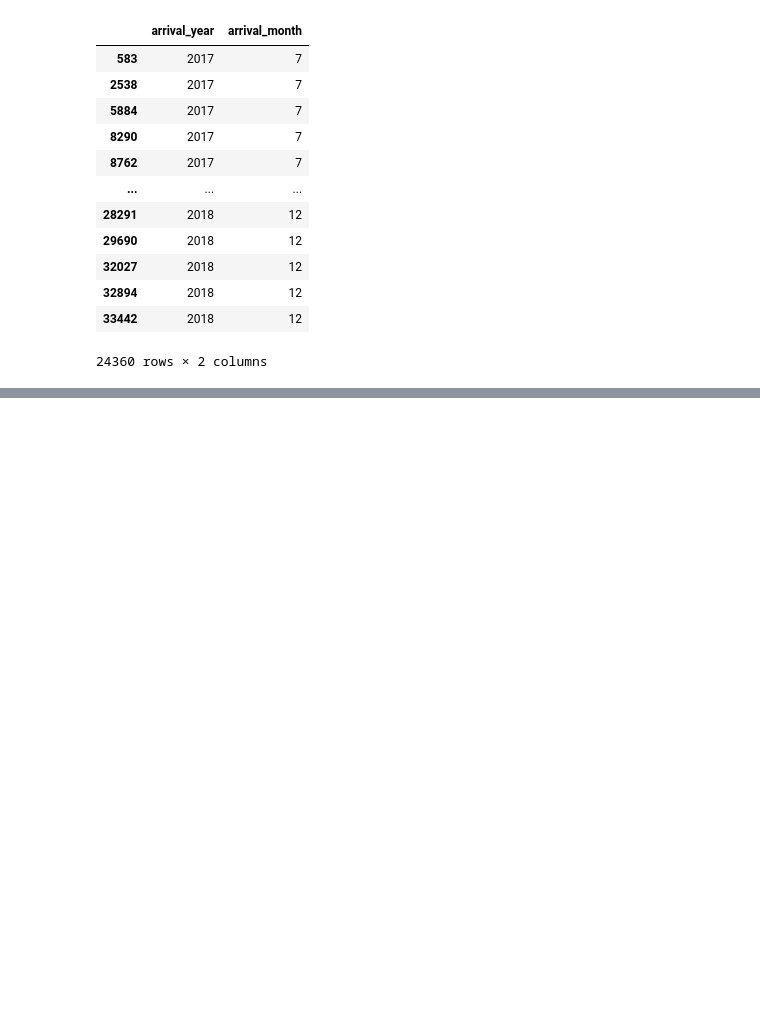
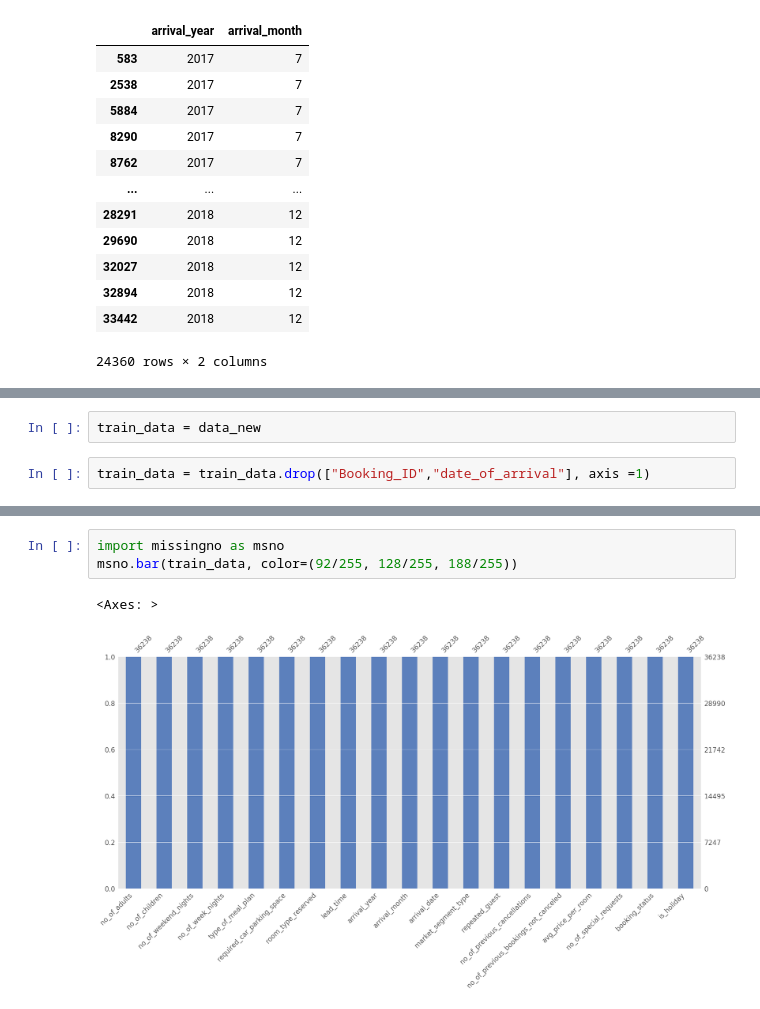
Before and after one commit to snairvasudev/Case-Study-CE880, a Jupyter notebook: CE880-Resit-March_Code.ipynb, the cells around one changed output, grey strips where cells are left out. Saved outputs shown, nothing was run; the diff lists cells and outputs as text; blank space fills up the shorter version.

```diff
--- a/CE880-Resit-March_Code.ipynb
+++ b/CE880-Resit-March_Code.ipynb
@@ -359,0 +386,4 @@ plt.show()
+# %%
+train_data = data_new
+# %%
+train_data = train_data.drop(["Booking_ID","date_of_arrival"], axis =1)
@@ -359,0 +435,6 @@ plt.show()
+# %%
+import missingno as msno
+msno.bar(train_data, color=(92/255, 128/255, 188/255))
+# %% [output]
+<Axes: >
+[figure, added]
```
Also changed, not shown: parts of 38 cells of this notebook.
